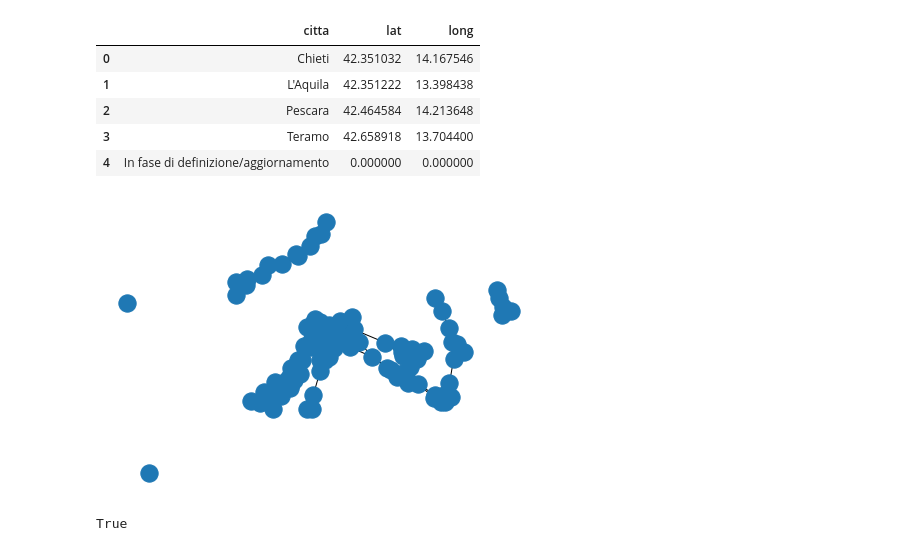
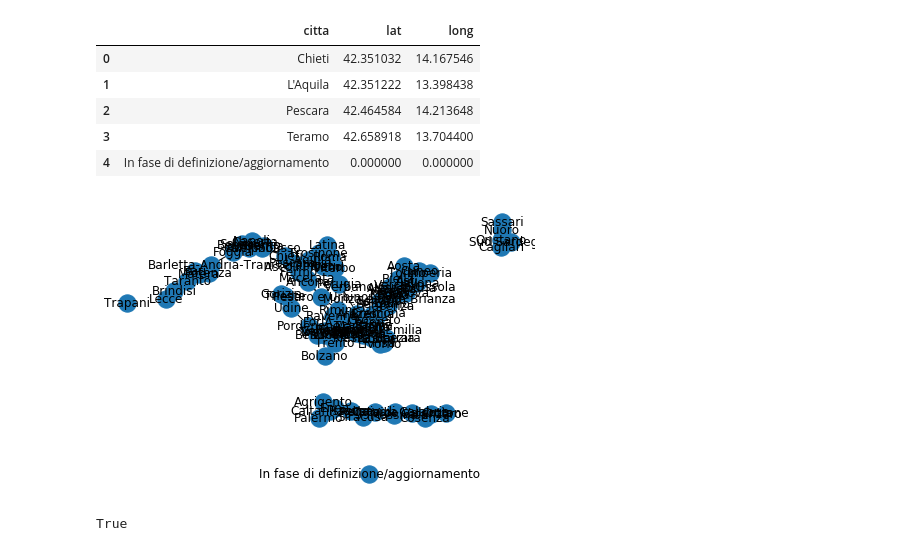
Before and after one commit to MattBlue92/Progetto-APMD-AAGM-2020, a Jupyter notebook: notebooks/Building_graph.ipynb, the cells around one changed output. Cells and saved outputs as stored; diff of their text form; code cells hidden in the pictures.

```diff
--- a/notebooks/Building_graph.ipynb
+++ b/notebooks/Building_graph.ipynb
@@ -74,9 +73,10 @@ province.head()
 # %%
 builderGraph1 = BuilderGraph(0.8)
 graph = builderGraph1.buildGraph(province)
-nx.draw(graph)
+
+nx.draw(graph,with_labels=True)
 # %% [output]
-[figure, old version]
+[figure, new version]
 # %%
 builderGraph2=BuilderGraphWithMerge(0.8)
 graph1=builderGraph2.buildGraph(province)
```
Also changed, not shown: parts of 3 cells of this notebook.
